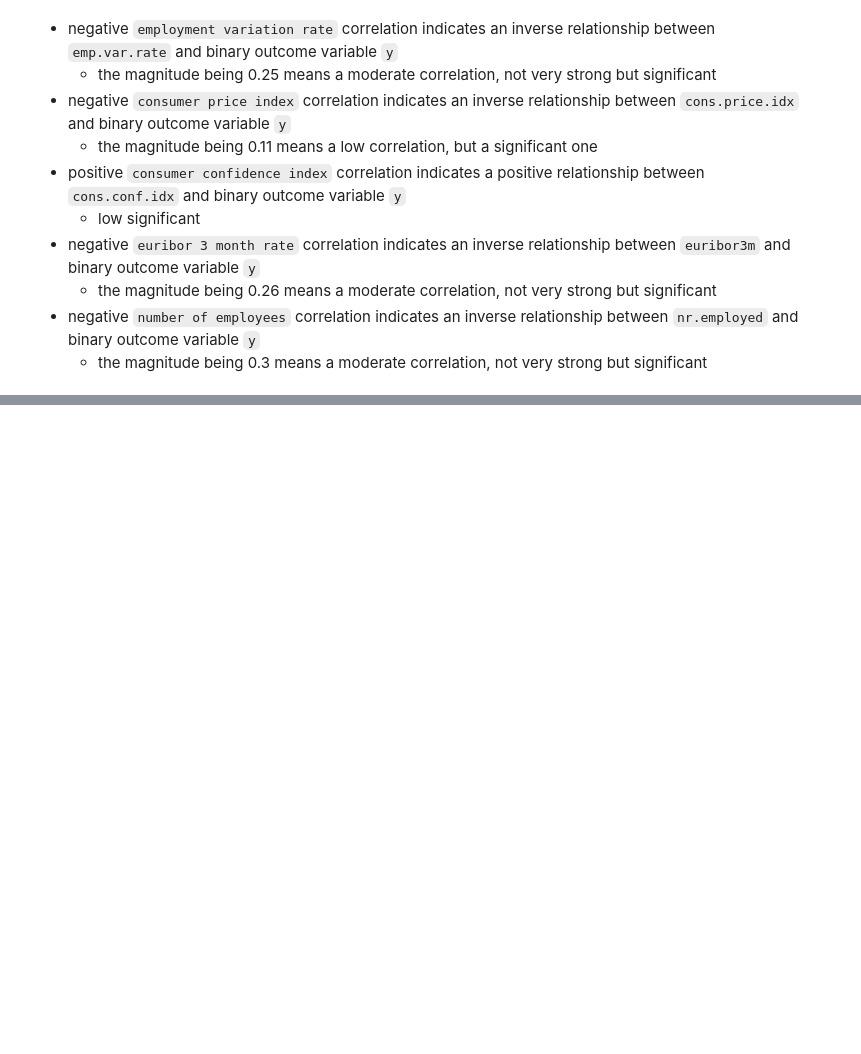
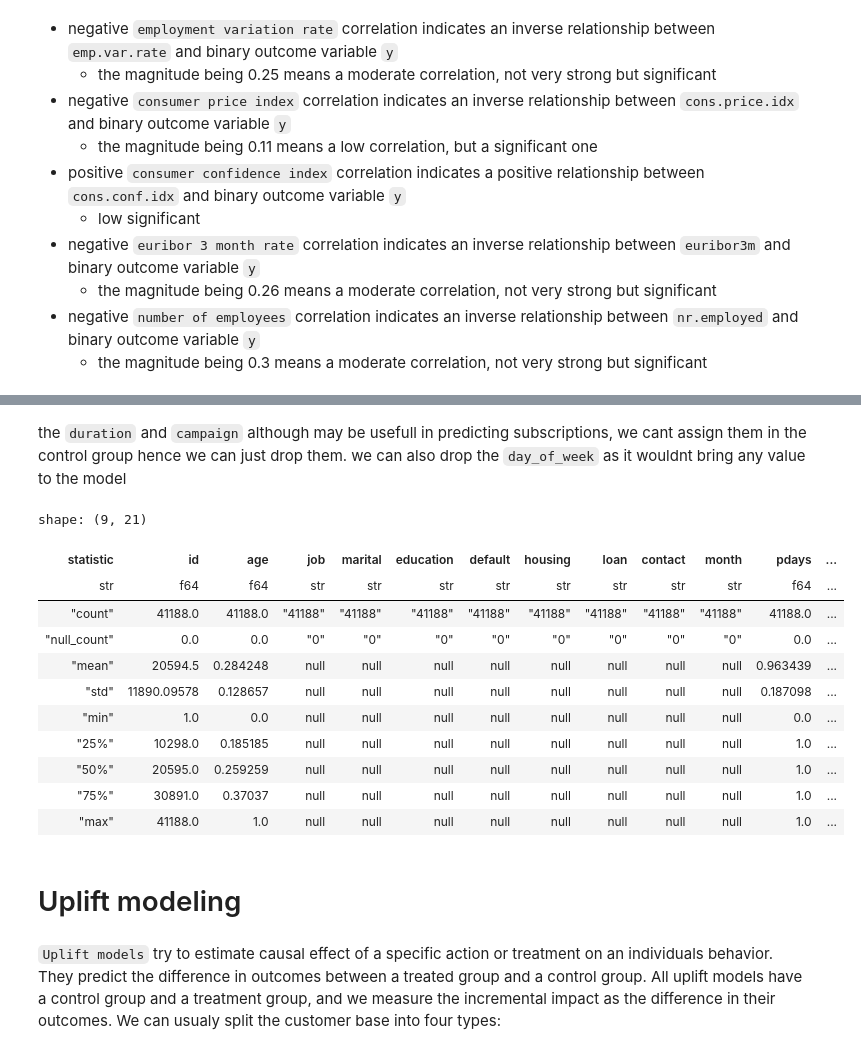
Before and after one commit to kasztelmacko/uplift_ml, a Jupyter notebook: notebook.ipynb, the cells around one changed output, grey strips where cells are left out. Drawn from its saved outputs; the diff is of its cells as text; code cells hidden in the pictures; blank space fills up the shorter version.

```diff
--- a/notebook.ipynb
+++ b/notebook.ipynb
@@ -196,0 +237,57 @@ fig = px.bar(corr_df, x='Variable', y='Point-Biserial Correlation').show()
+# %% [markdown]
+the `duration` and `campaign` although may be usefull in predicting subscriptions, we cant assign them in the control group hence we can just drop them. we can also drop the `day_of_week` as it wouldnt bring any value to the model
+# %%
+data = data.drop(["duration", "campaign", "day_of_week"])
+# %%
+# fill missing values in month with "not_contacted"
+# fill missing values in contacted with "not_contacted"
+
+data = data.with_columns(
+    pl.col("month").fill_null("not_contacted"),
+    pl.col("contact").fill_null("not_contacted")
+)
+# %%
+data = data.with_columns(
+    pl.col("job").cast(pl.Categorical),
+    pl.col("marital").cast(pl.Categorical),
+    pl.col("education").cast(pl.Categorical),
+    pl.col("default").cast(pl.Categorical),
+    pl.col("housing").cast(pl.Categorical),
+    pl.col("loan").cast(pl.Categorical),
+    pl.col("contact").cast(pl.Categorical),
+    pl.col("month").cast(pl.Categorical),
+    pl.col("poutcome").cast(pl.Categorical),
+)
+# %%
+#scale the continous data to range [0, 1]
+cols_to_scale = [
+    "age", "pdays", "previous", "emp.var.rate",
+    "cons.price.idx", "cons.conf.idx", "euribor3m", "nr.employed"
+]
+
+def min_max_scale(series: pl.Series) -> pl.Series:
+    min_val = series.min()
+    max_val = series.max()
+    return (series - min_val) / (max_val - min_val)
+
+for col in cols_to_scale:
+    data = data.with_columns(min_max_scale(data[col]).alias(col))
+# %%
+data.describe()
+# %% [output]
+shape: (9, 21)
+| statistic | id | age | job | marital | education | default | housing | loan | contact | month | pdays | ... |
+| str | f64 | f64 | str | str | str | str | str | str | str | str | f64 | ... |
+| "count" | 41188.0 | 41188.0 | "41188" | "41188" | "41188" | "41188" | "41188" | "41188" | "41188" | "41188" | 41188.0 | ... |
+| "null_count" | 0.0 | 0.0 | "0" | "0" | "0" | "0" | "0" | "0" | "0" | "0" | 0.0 | ... |
+| "mean" | 20594.5 | 0.284248 | null | null | null | null | null | null | null | null | 0.963439 | ... |
+| "std" | 11890.09578 | 0.128657 | null | null | null | null | null | null | null | null | 0.187098 | ... |
+| "min" | 1.0 | 0.0 | null | null | null | null | null | null | null | null | 0.0 | ... |
+| "25%" | 10298.0 | 0.185185 | null | null | null | null | null | null | null | null | 1.0 | ... |
+| "50%" | 20595.0 | 0.259259 | null | null | null | null | null | null | null | null | 1.0 | ... |
+| "75%" | 30891.0 | 0.37037 | null | null | null | null | null | null | null | null | 1.0 | ... |
+| "max" | 41188.0 | 1.0 | null | null | null | null | null | null | null | null | 1.0 | ... |
+# %% [markdown]
+# Uplift modeling
+# %% [markdown]
+`Uplift models` try to estimate causal effect of a specific action or treatment on an individuals behavior. They predict the difference in outcomes between a treated group and a control group. All uplift models have a control group and a treatment group, and we measure the incremental impact as the difference in their outcomes. We can usualy split the customer base into four types:
```
Also changed, not shown: parts of 24 cells of this notebook.
